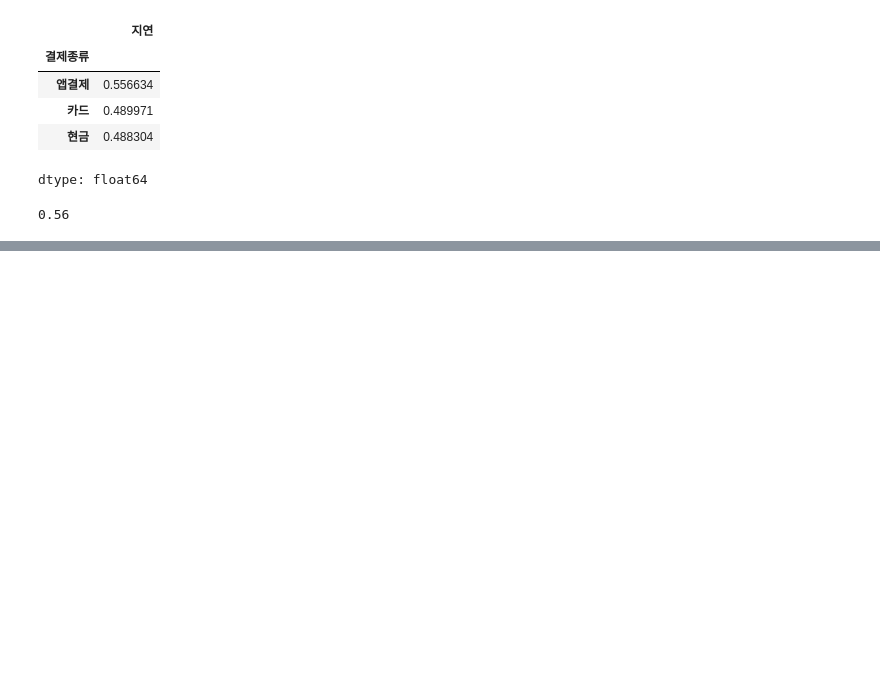
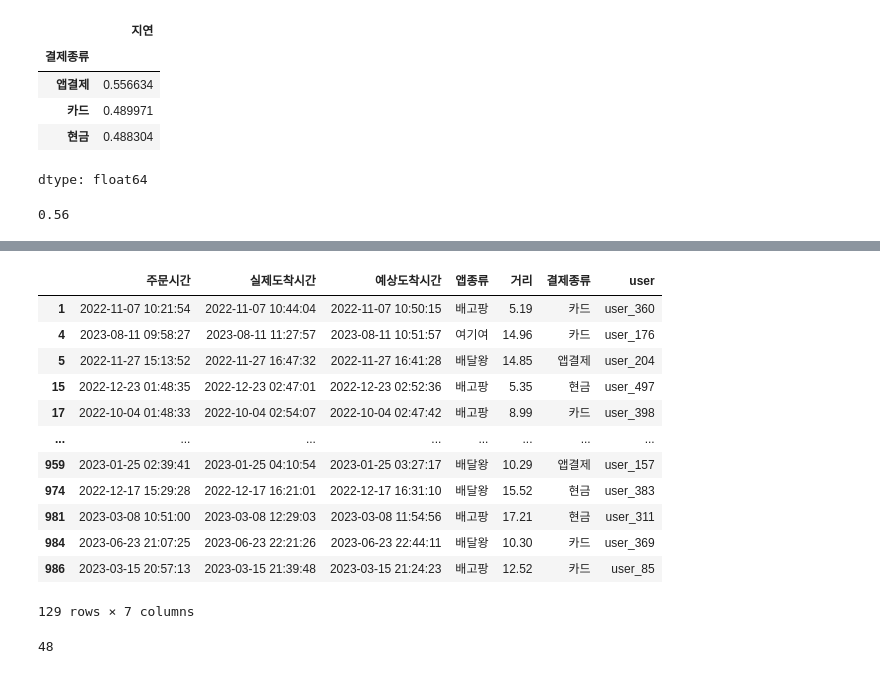
Before and after one commit to bbang-jun/Big-Data-Analysis-Engineer-Practical-Test, a Jupyter notebook: 작업형1/작업형1_연습문제.ipynb, the cells around one changed output, grey strips where cells are left out. Drawn from its saved outputs; the diff is of its cells as text; code cells hidden in the pictures; blank space fills up the shorter version.

Commit message:
작업형1 # Section 24 그룹핑, 값 찾기, 필터링

```diff
--- a/작업형1/작업형1_연습문제.ipynb
+++ b/작업형1/작업형1_연습문제.ipynb
@@ -1318,3 +1318,12 @@ result = df.iloc[0]
 print(round(result, 2))
 # %% [output]
 0.56
+# %%
+# Section 24 그룹핑, 값 찾기, 필터링
+# 1. 사용자별 주문 거리의 합계가 50km 이상인 사람들의 결제 방식을 구하시오.
+# 2. 이 결제 방식 중 가장 빈도가 높은 수를 구하시오.
+
+# 기본 코드
+import pandas as pd
+df = pd.read_csv('delivery_time.csv')
+df
@@ -1320,0 +1344,27 @@ print(round(result, 2))
+# %%
+# 1. 사용자별 주문 거리의 합계가 50km 이상인 사람들의 결제 방식을 구하시오.
+df_dist = df.groupby(['user'])['거리'].sum()
+cond = df_dist >= 50
+df_dist = df_dist[cond]
+df = df[df['user'].isin(df_dist.index)]
+df
+# %% [output]
+|  | 주문시간 | 실제도착시간 | 예상도착시간 | 앱종류 | 거리 | 결제종류 | user |
+| 1 | 2022-11-07 10:21:54 | 2022-11-07 10:44:04 | 2022-11-07 10:50:15 | 배고팡 | 5.19 | 카드 | user_360 |
+| 4 | 2023-08-11 09:58:27 | 2023-08-11 11:27:57 | 2023-08-11 10:51:57 | 여기여 | 14.96 | 카드 | user_176 |
+| 5 | 2022-11-27 15:13:52 | 2022-11-27 16:47:32 | 2022-11-27 16:41:28 | 배달왕 | 14.85 | 앱결제 | user_204 |
+| 15 | 2022-12-23 01:48:35 | 2022-12-23 02:47:01 | 2022-12-23 02:52:36 | 배고팡 | 5.35 | 현금 | user_497 |
+| 17 | 2022-10-04 01:48:33 | 2022-10-04 02:54:07 | 2022-10-04 02:47:42 | 배고팡 | 8.99 | 카드 | user_398 |
+| ... | ... | ... | ... | ... | ... | ... | ... |
+| 959 | 2023-01-25 02:39:41 | 2023-01-25 04:10:54 | 2023-01-25 03:27:17 | 배달왕 | 10.29 | 앱결제 | user_157 |
+| 974 | 2022-12-17 15:29:28 | 2022-12-17 16:21:01 | 2022-12-17 16:31:10 | 배달왕 | 15.52 | 현금 | user_383 |
+| 981 | 2023-03-08 10:51:00 | 2023-03-08 12:29:03 | 2023-03-08 11:54:56 | 배고팡 | 17.21 | 현금 | user_311 |
+| 984 | 2023-06-23 21:07:25 | 2023-06-23 22:21:26 | 2023-06-23 22:44:11 | 배달왕 | 10.30 | 카드 | user_369 |
+| 986 | 2023-03-15 20:57:13 | 2023-03-15 21:39:48 | 2023-03-15 21:24:23 | 배고팡 | 12.52 | 카드 | user_85 |
+129 rows × 7 columns
+# %%
+# 2. 이 결제 방식 중 가장 빈도가 높은 수를 구하시오.
+df = df['결제종류'].value_counts().sort_values(ascending = False)
+print(int(df[0]))
+# %% [output]
+48
```
Also changed, not shown: parts of 1 cell of this notebook, 1 other file.
